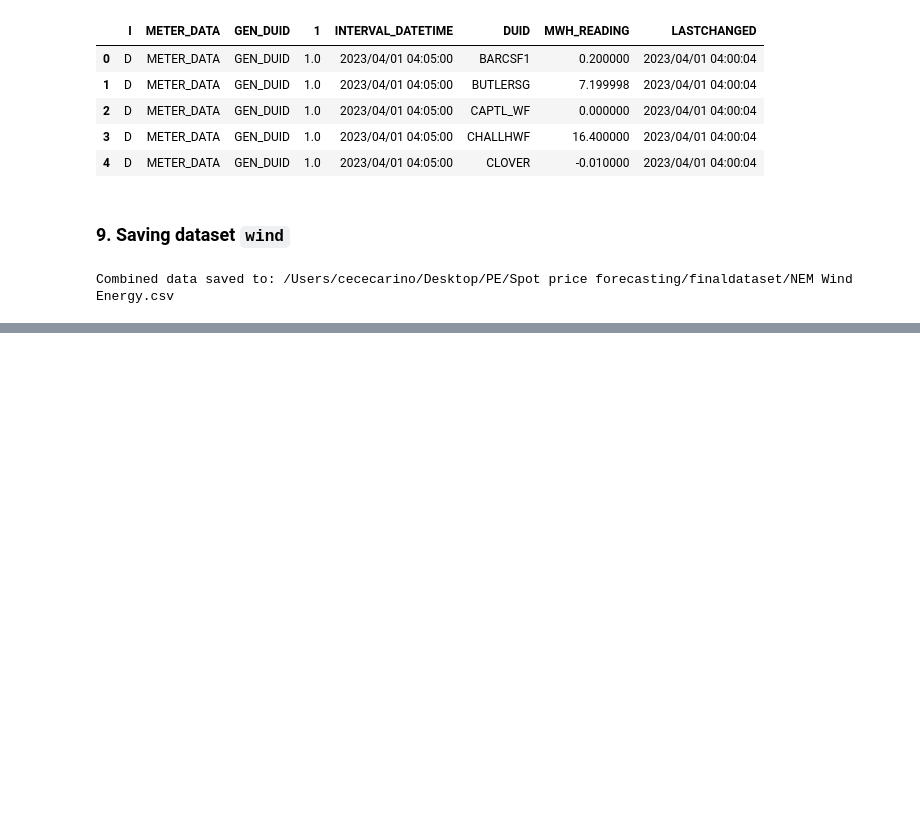
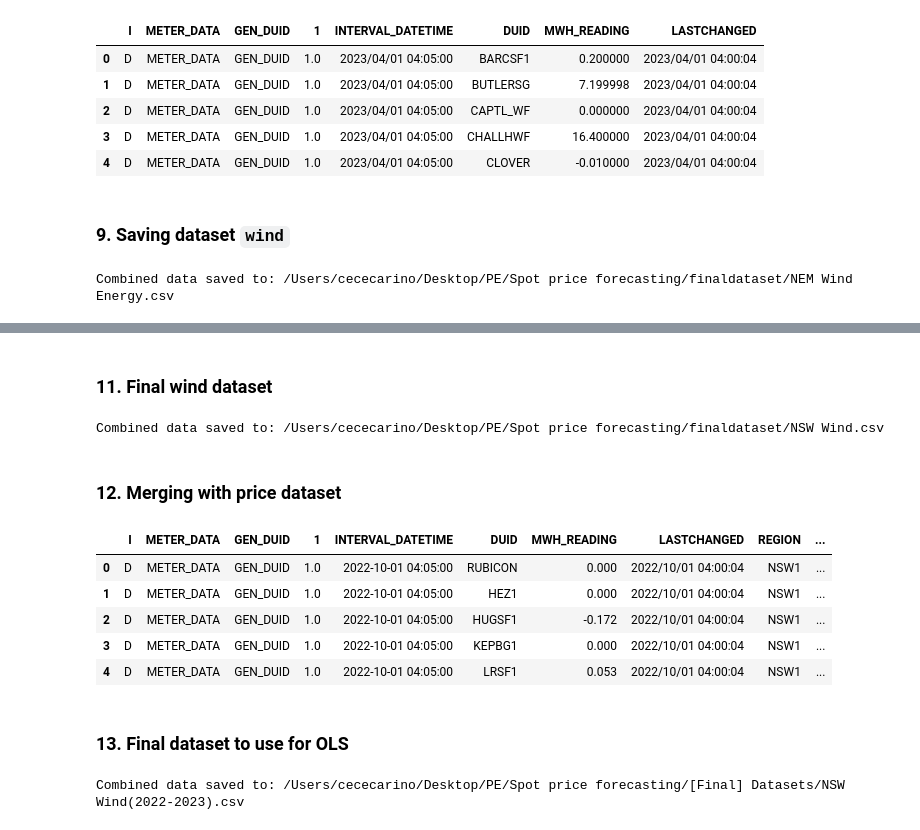
Before and after one commit to heycece/nemforecasting, a Jupyter notebook: BeautifulSoup Webscraper - wind data.ipynb, the cells around one changed output, grey strips where cells are left out. Cells and saved outputs as stored; diff of their text form; code cells hidden in the pictures; blank space fills up the shorter version.

Commit message:
Complete wind data
- Final code for wind data webscraper
- Merged dataset with price

```diff
--- a/BeautifulSoup Webscraper - wind data.ipynb
+++ b/BeautifulSoup Webscraper - wind data.ipynb
@@ -613,0 +608,47 @@ Combined data saved to: /Users/cececarino/Desktop/PE/Spot price forecasting/fina
+# %% [markdown]
+### 11. Final wind dataset <a name="winddata"></a>
+# %%
+# Saving the combined DataFrame to a new CSV file
+output_csv_path = '/Users/cececarino/Desktop/PE/Spot price forecasting/finaldataset/NSW Wind.csv'
+combined_df.to_csv(output_csv_path, index=False)
+
+print(f"Combined data saved to: {output_csv_path}")
+# %% [output]
+Combined data saved to: /Users/cececarino/Desktop/PE/Spot price forecasting/finaldataset/NSW Wind.csv
+# %% [markdown]
+### 12. Merging with price dataset  <a name="mergedata"></a>
+# %%
+# Path to the CSV files
+wind_file_path = '/Users/cececarino/Desktop/PE/Spot price forecasting/finaldataset/NSW Wind.csv'
+rrp_file_path = '/Users/cececarino/Desktop/PE/Spot price forecasting/[Final] Datasets/NSW RRP(2022-2023).csv'
+
+# Read CSV files into DataFrames
+wind_df = pd.read_csv(wind_file_path)
+rrp_df = pd.read_csv(rrp_file_path)
+
+# Convert 'INTERVAL_DATETIME' to datetime in pv_df
+wind_df['INTERVAL_DATETIME'] = pd.to_datetime(wind_df['INTERVAL_DATETIME'])
+# Convert 'SETTLEMENTDATE' to datetime in rrp_df
+rrp_df['SETTLEMENTDATE'] = pd.to_datetime(rrp_df['SETTLEMENTDATE'])
+
+# Perform the inner join on 'INTERVAL_DATETIME' and 'SETTLEMENTDATE'
+merged_df = pd.merge(wind_df, rrp_df, how='inner', left_on='INTERVAL_DATETIME', right_on='SETTLEMENTDATE')
+
+# Print or further process the merged DataFrame
+merged_df.head()
+# %% [output]
+|  | I | METER_DATA | GEN_DUID | 1 | INTERVAL_DATETIME | DUID | MWH_READING | LASTCHANGED | REGION | ... |
+| 0 | D | METER_DATA | GEN_DUID | 1.0 | 2022-10-01 04:05:00 | RUBICON | 0.000 | 2022/10/01 04:00:04 | NSW1 | ... |
+| 1 | D | METER_DATA | GEN_DUID | 1.0 | 2022-10-01 04:05:00 | HEZ1 | 0.000 | 2022/10/01 04:00:04 | NSW1 | ... |
+| 2 | D | METER_DATA | GEN_DUID | 1.0 | 2022-10-01 04:05:00 | HUGSF1 | -0.172 | 2022/10/01 04:00:04 | NSW1 | ... |
+| 3 | D | METER_DATA | GEN_DUID | 1.0 | 2022-10-01 04:05:00 | KEPBG1 | 0.000 | 2022/10/01 04:00:04 | NSW1 | ... |
+| 4 | D | METER_DATA | GEN_DUID | 1.0 | 2022-10-01 04:05:00 | LRSF1 | 0.053 | 2022/10/01 04:00:04 | NSW1 | ... |
+# %% [markdown]
+### 13. Final dataset to use for OLS  <a name="finaloutput"></a>
+# %%
+final_output_path = '/Users/cececarino/Desktop/PE/Spot price forecasting/[Final] Datasets/NSW Wind(2022-2023).csv'
+merged_df.to_csv(final_output_path, index=False)
+
+print(f"Combined data saved to: {final_output_path}")
+# %% [output]
+Combined data saved to: /Users/cececarino/Desktop/PE/Spot price forecasting/[Final] Datasets/NSW Wind(2022-2023).csv
```
Also changed, not shown: parts of 15 cells of this notebook.
